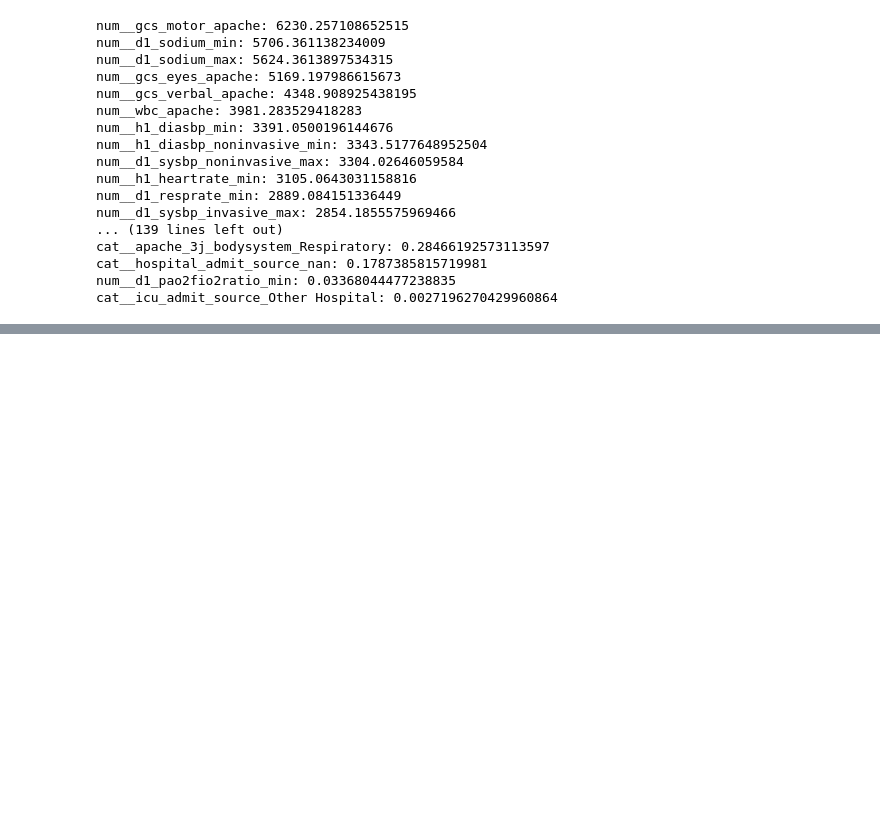
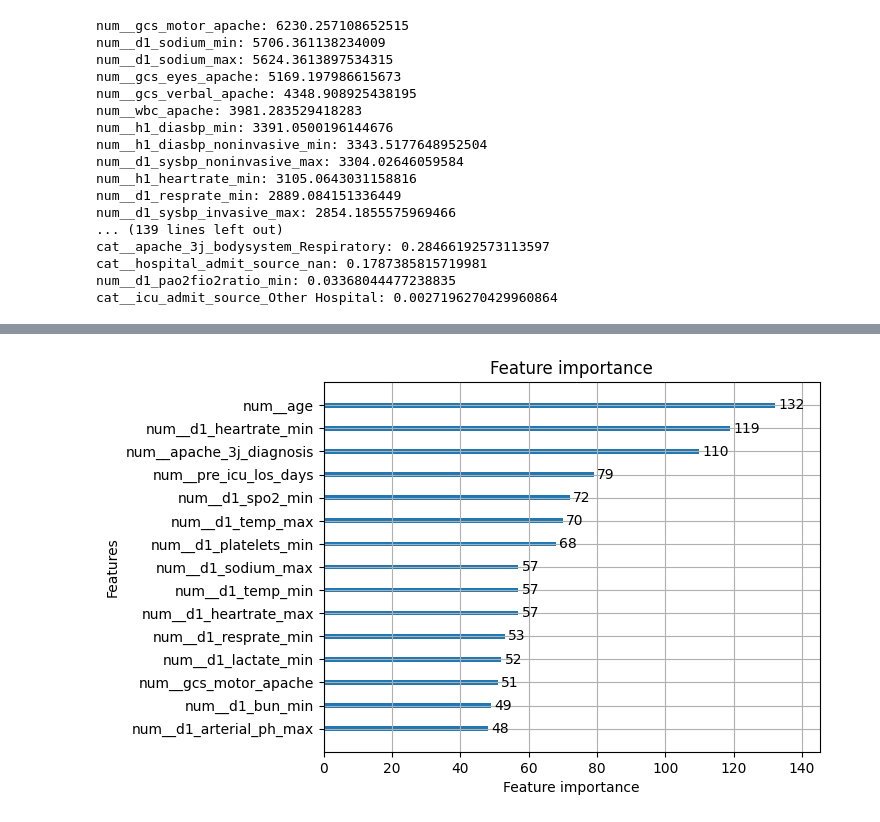
Before and after one commit to puckkwaspen/responsible-DS-group21, a Jupyter notebook: Moniquespeeltuin.ipynb, the cells around one changed output, grey strips where cells are left out. Cells and saved outputs as stored; diff of their text form; code cells hidden in the pictures; blank space fills up the shorter version.

```diff
--- a/Moniquespeeltuin.ipynb
+++ b/Moniquespeeltuin.ipynb
@@ -480,0 +497,26 @@ dtype: float64
+# %%
+train_data = lgb.Dataset(X_train, label=y_train)
+test_data = lgb.Dataset(X_test, label=y_test)
+
+params = {
+    'boosting_type': 'gbdt',
+    'objective': 'binary',
+    'metric': 'binary_logloss',
+    'num_leaves': 31,
+    'learning_rate': 0.05,
+    'feature_fraction': 0.9,
+    'bagging_fraction': 0.8,
+    'bagging_freq': 5,
+    'verbose': 0
+}
+# %%
+num_round = 100
+bst = lgb.train(params, train_data, num_round, valid_sets=[test_data])
+y_pred = bst.predict(X_test, num_iteration=bst.best_iteration)
+
+for value in y_pred[:15]:
+    print(value)
+
+#First 15 predictions
+#Numbers probability the sample belongs to positive class (death in this case)
+    #so first one is 0.02 perecent chance patient will die but twelfth one 0.85 percent possibility patient will die
@@ -480,0 +541,9 @@ dtype: float64
+# %%
+#The split method calculates feature importance by counting how many times a feature is used to split nodes across all the trees in the model. This method focuses on the frequency of a feature being used in the trees, as it assumes that more frequently used features are more important.
+lgb.plot_importance(bst, max_num_features=15)
+plt.show()
+
+#Prints the features lightgbm deems the most important determining the probabilities for predicting
+#Numbers (132, 118, etc.) are the importance scores calculated by formula lightgbm
+# %% [output]
+[figure, added]
```
Also changed, not shown: parts of 13 cells of this notebook.
